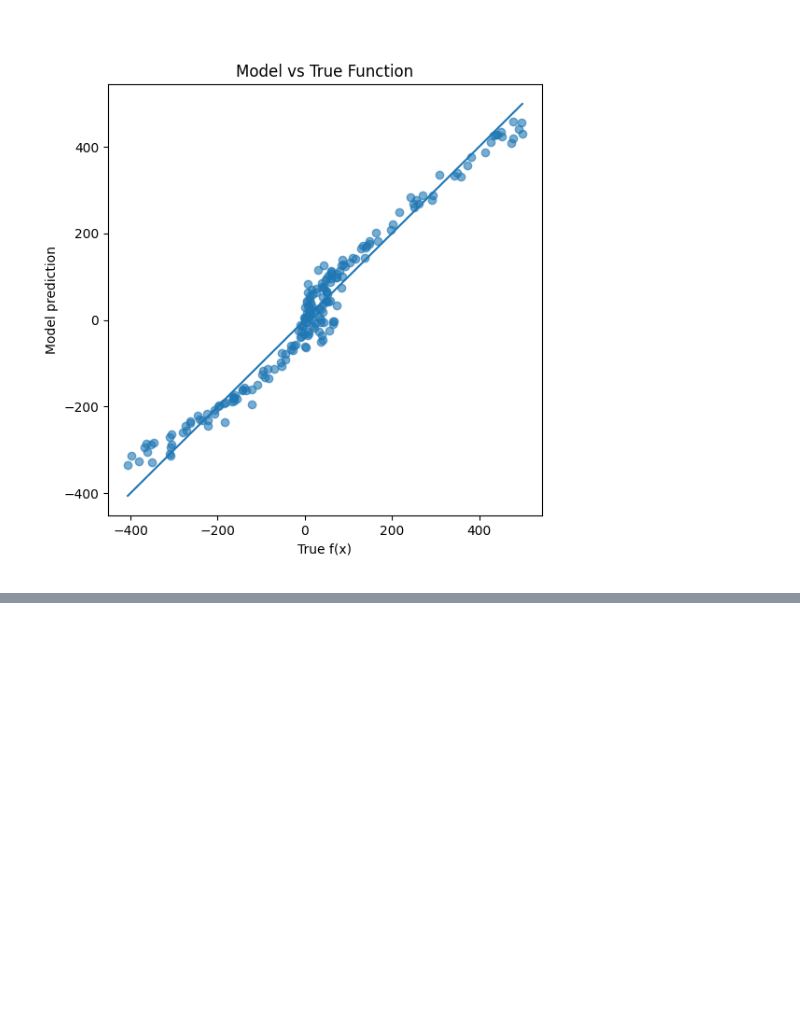
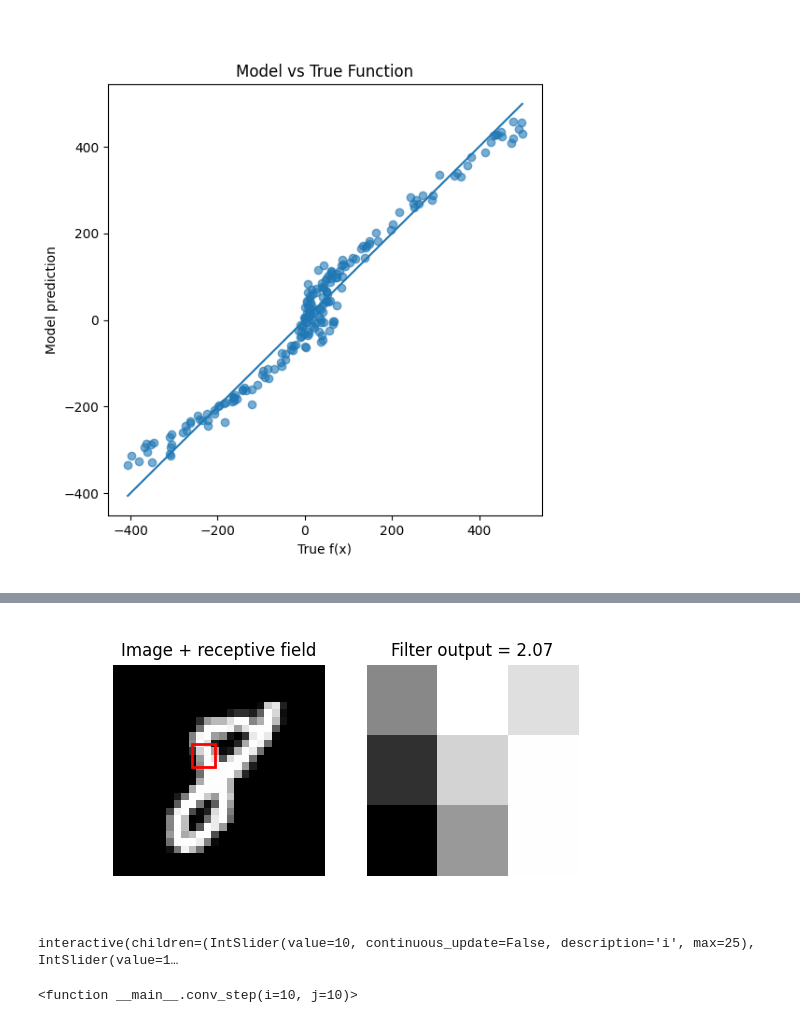
Before and after one commit to JohannesMeyersGit/DS_Notebooks, a Jupyter notebook: Introduction_Statistical_Learning/10_Deep_Learning.ipynb, the cells around one changed output, grey strips where cells are left out. Saved outputs shown, nothing was run; the diff lists cells and outputs as text; code cells hidden in the pictures; blank space fills up the shorter version.

Commit message:
Work on conv layers

```diff
--- a/Introduction_Statistical_Learning/10_Deep_Learning.ipynb
+++ b/Introduction_Statistical_Learning/10_Deep_Learning.ipynb
@@ -923,0 +1205,69 @@ plt.show()
+# %%
+%matplotlib widget
+import numpy as np
+import matplotlib.pyplot as plt
+from ipywidgets import interact, IntSlider
+from matplotlib.patches import Rectangle
+from torchvision import datasets, transforms
+
+# use the same "8" image from the MNIST dataset for this example
+mnist = datasets.MNIST(root='./data', train=True, download=True, transform=transforms.ToTensor())
+for idx in range(len(mnist)):
+    image, label = mnist[idx]
+    if label == 8:
+        img = image.squeeze().numpy()
+        break
+
+# Beispiel-Edge-Filter
+kernel = np.array([
+    [-1,0,1],
+    [-1,0,1],
+    [-1,0,1]
+])
+
+# Create the figure and artists once, then update them in-place
+plt.ioff()
+fig, axes = plt.subplots(1, 2, figsize=(6, 3))
+ax_img, ax_patch = axes
+
+im_main = ax_img.imshow(img, cmap='gray')
+rect = Rectangle((10, 10), 3, 3, fill=False, color='red', linewidth=2)
+ax_img.add_patch(rect)
+ax_img.set_title('Image + receptive field')
+ax_img.axis('off')
+
+initial_patch = img[10:13, 10:13]
+im_patch = ax_patch.imshow(initial_patch, cmap='gray')
+ax_patch.set_title(f"Filter output = {np.sum(initial_patch * kernel):.2f}")
+ax_patch.axis('off')
+
+plt.show()
+
+# Update function (does not recreate the figure)
+def conv_step(i=10, j=10):
+    patch = img[i:i+3, j:j+3]
+    value = np.sum(patch * kernel)
+
+    # move rectangle and update small patch image
+    rect.set_xy((j, i))
+    im_patch.set_data(patch)
+    ax_patch.set_title(f"Filter output = {value:.2f}")
+
+    # redraw the figure (widget backend updates in-place)
+    try:
+        fig.canvas.draw()
+        fig.canvas.flush_events()
+    except Exception:
+        # fallback for non-widget backends
+        from IPython.display import clear_output, display
+        clear_output(wait=True)
+        display(fig)
+
+# interactive sliders wired to the in-place updater
+i_slider = IntSlider(min=0, max=25, value=10, continuous_update=False)
+j_slider = IntSlider(min=0, max=25, value=10, continuous_update=False)
+interact(conv_step, i=i_slider, j=j_slider)
+# %% [output]
+[figure, added]
+interactive(children=(IntSlider(value=10, continuous_update=False, description='i', max=25), IntSlider(value=1…
+<function __main__.conv_step(i=10, j=10)>
```
Also changed, not shown: parts of 17 cells of this notebook, 8 other files.
